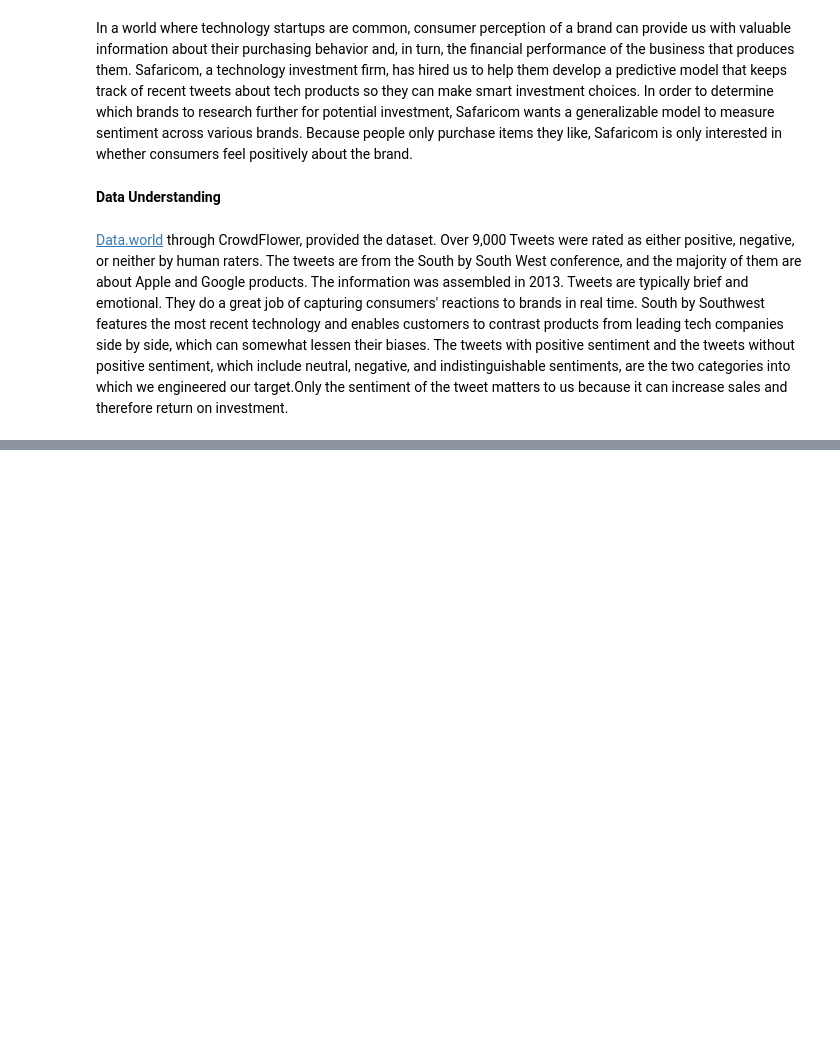
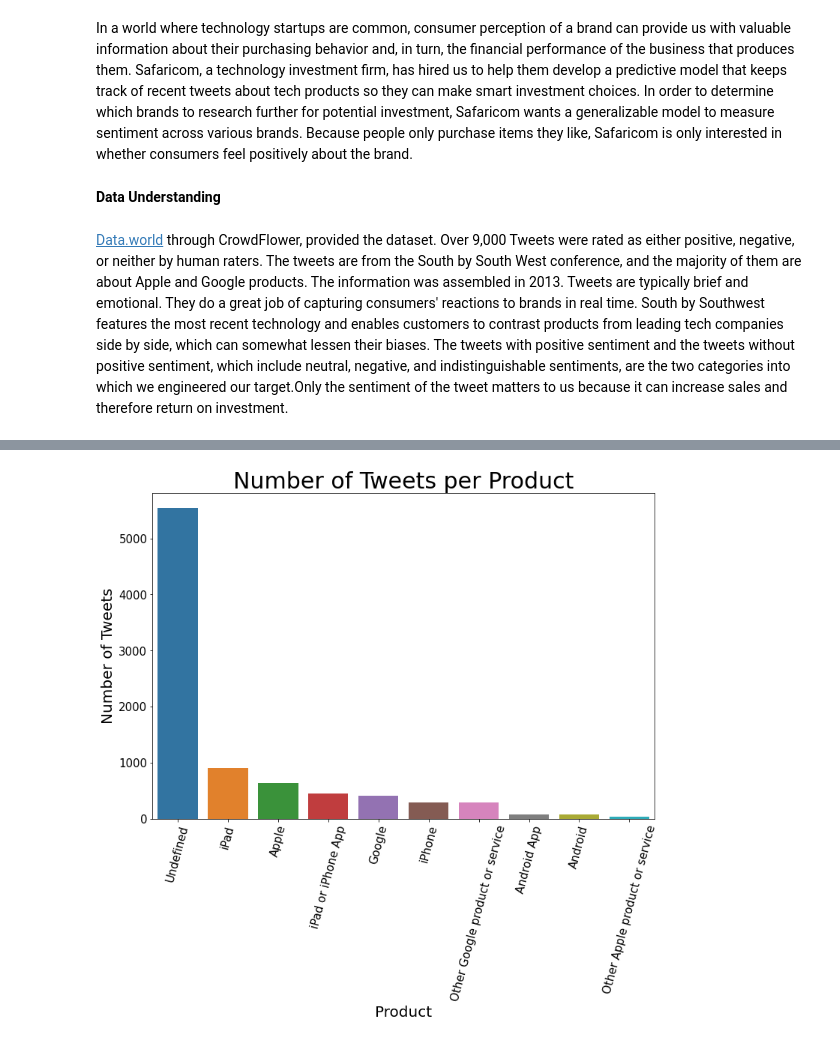
Before and after one commit to danieloselu3/Twitter-Sentiment-Analysis, a Jupyter notebook: Tweets_sentiment_analysis.ipynb, the cells around one changed output, grey strips where cells are left out. Cells and saved outputs as stored; diff of their text form; code cells hidden in the pictures; blank space fills up the shorter version.

```diff
--- a/Tweets_sentiment_analysis.ipynb
+++ b/Tweets_sentiment_analysis.ipynb
@@ -33,0 +304,5 @@ from sklearn.preprocessing import StandardScaler
+# %%
+#countplot for Product
+countplot(data, "Product", hue=None, rotation=75)
+# %% [output]
+[figure, added]
```
Also changed, not shown: parts of 71 cells of this notebook.
